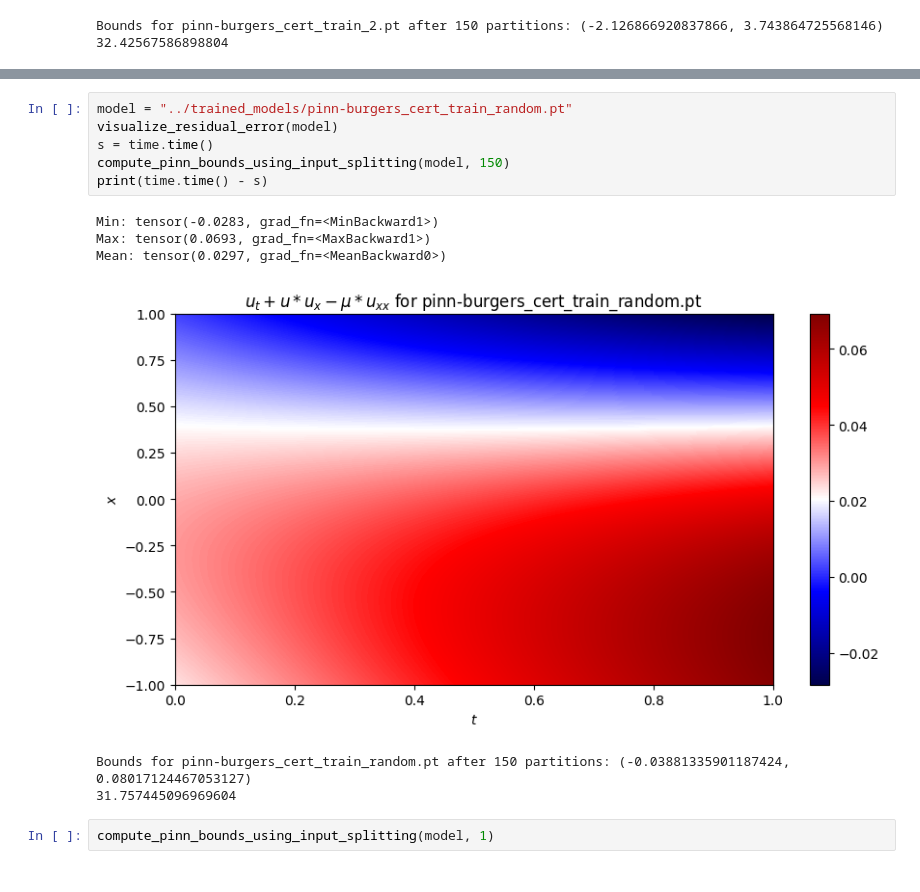
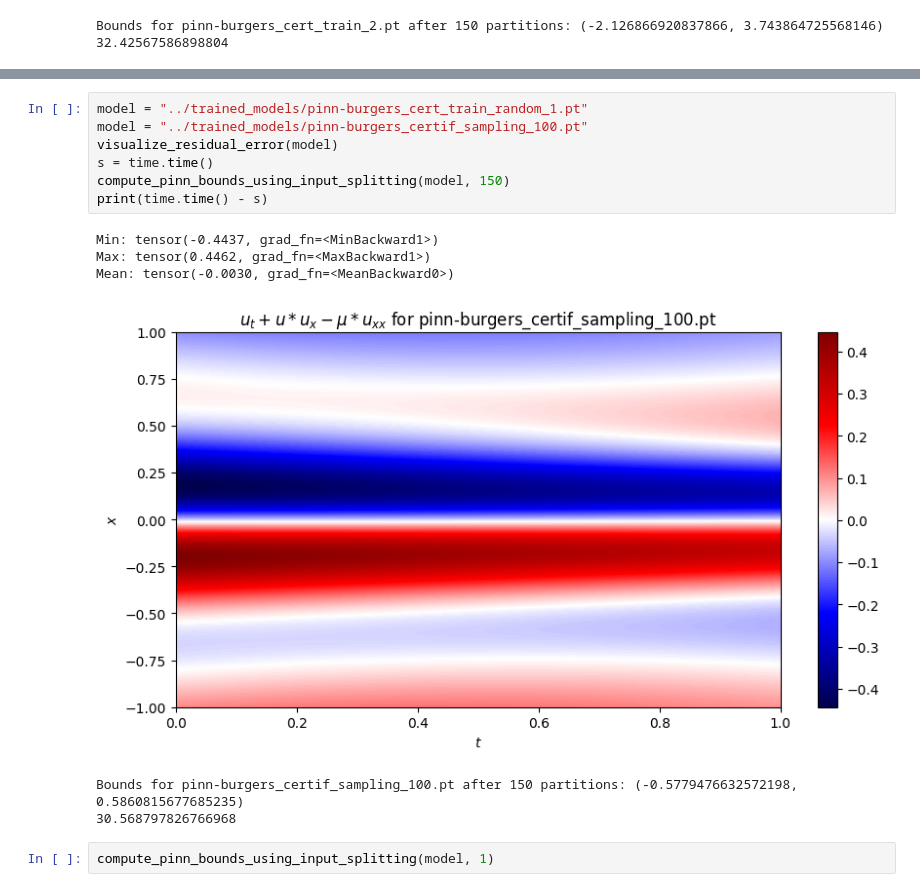
Before and after one commit to avaljotsingh/Verification-of-PINNs, a Jupyter notebook: experiments/Results.ipynb, the cells around one changed output, grey strips where cells are left out. Saved outputs shown, nothing was run; the diff lists cells and outputs as text.

Commit message:
Add final graphs and results

```diff
--- a/experiments/Results.ipynb
+++ b/experiments/Results.ipynb
@@ -78,16 +80,17 @@ plot_actual_model(model)
 # %%
-model = "../trained_models/pinn-burgers_cert_train_random.pt"
+model = "../trained_models/pinn-burgers_cert_train_random_1.pt"
+model = "../trained_models/pinn-burgers_certif_sampling_100.pt"
 visualize_residual_error(model)
 s = time.time()
 compute_pinn_bounds_using_input_splitting(model, 150)
 print(time.time() - s)
 # %% [output]
-Min: tensor(-0.0283, grad_fn=<MinBackward1>)
-Max: tensor(0.0693, grad_fn=<MaxBackward1>)
-Mean: tensor(0.0297, grad_fn=<MeanBackward0>)
+Min: tensor(-0.4437, grad_fn=<MinBackward1>)
+Max: tensor(0.4462, grad_fn=<MaxBackward1>)
+Mean: tensor(-0.0030, grad_fn=<MeanBackward0>)
-[figure, old version]
+[figure, new version]
-Bounds for pinn-burgers_cert_train_random.pt after 150 partitions: (-0.03881335901187424, 0.08017124467053127)
-31.757445096969604
+Bounds for pinn-burgers_certif_sampling_100.pt after 150 partitions: (-0.5779476632572198, 0.5860815677685235)
+30.568797826766968
 # %%
 compute_pinn_bounds_using_input_splitting(model, 1)
 # %% [output]
```
Also changed, not shown: parts of 3 cells of this notebook, 4 other files.
